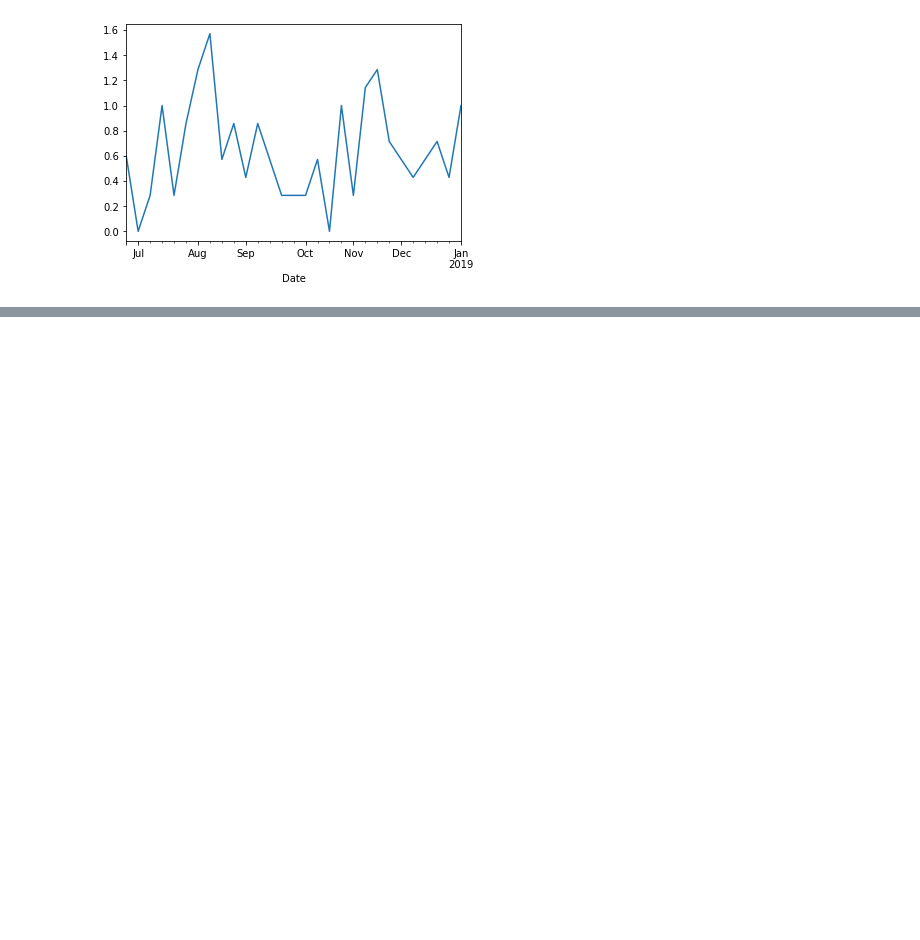
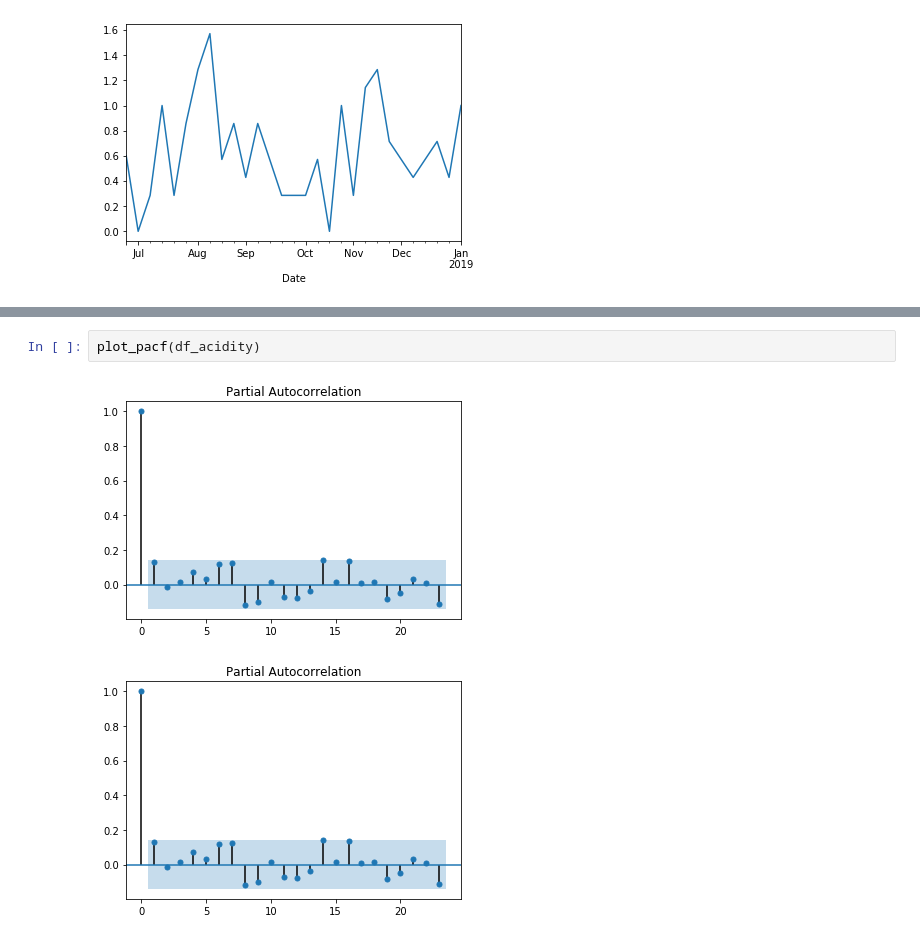
Before and after one commit to manjitborah2710/HealthCenterForecasting, a Jupyter notebook: individual disease data/Acidity.ipynb, the cells around one changed output, grey strips where cells are left out. Drawn from its saved outputs; the diff is of its cells as text; blank space fills up the shorter version.

```diff
--- a/individual disease data/Acidity.ipynb
+++ b/individual disease data/Acidity.ipynb
@@ -86,0 +48,5 @@ df_acidity_weeklyM.plot()
+# %%
+plot_pacf(df_acidity)
+# %% [output]
+[figure, added]
+[figure, added]
```
Also changed, not shown: parts of 17 cells of this notebook, 5 other files.
